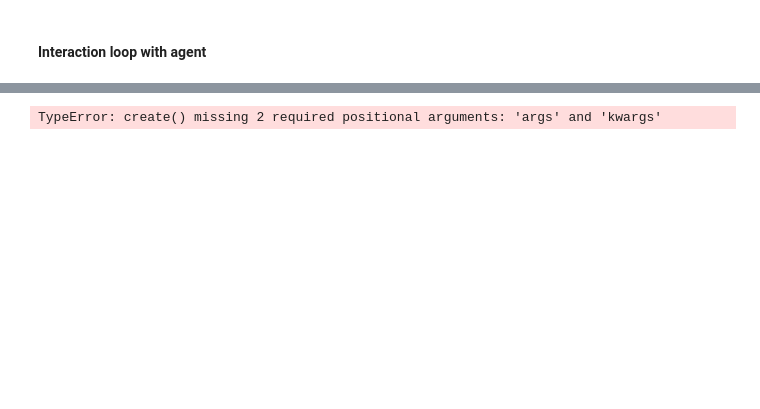
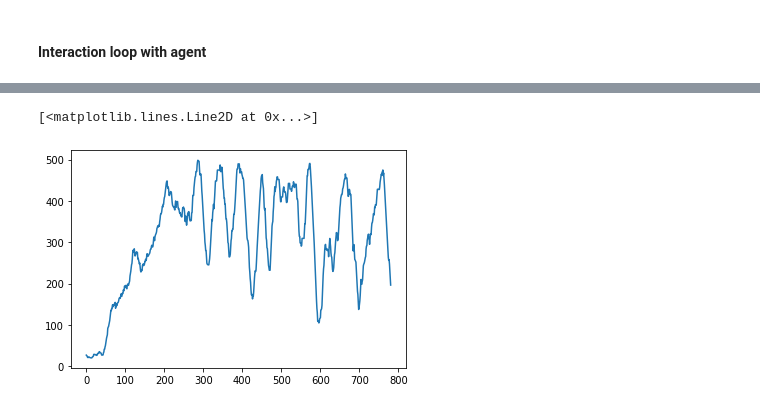
Before and after one commit to PierreMsy/DRL_navigation, a Jupyter notebook: notebooks/230313_cart_pole.ipynb, the cells around one changed output, grey strips where cells are left out. Cells and saved outputs as stored; diff of their text form; code cells hidden in the pictures; blank space fills up the shorter version.

Commit message:
[feature] solve Cart pole with a dummy body.

```diff
--- a/notebooks/230313_cart_pole.ipynb
+++ b/notebooks/230313_cart_pole.ipynb
@@ -50,8 +51,3 @@ state size: 4
 action space: Discrete(2)
 # %% [markdown]
 #### Random interaction loop
-# %%
-observation, info = env.reset()
-print(observation)
-action = env.action_space.sample()
-observation, reward, terminated, truncated, info = env.step(action)
@@ -99,0 +106,35 @@ AttributeError: 'AgentConfiguration' object has no attribute 'network'
+# %%
+%%time
+
+N_EPISODES = 800
+render = None # "human"
+
+# records
+scores = []
+actions = []
+
+env = gym.make('CartPole-v1', render_mode=render)
+
+for i in tqdm(range(1, N_EPISODES + 1)):
+
+    score, step = 0, 0
+    state, _ = env.reset()
+
+    while True:
+
+        action = agent.act(state)
+        next_state, reward, terminated, truncated, info = env.step(action)
+        done = terminated | truncated
+        agent.step(state, action, reward, next_state, done)
+
+
+        score += reward
+        state = next_state
+        step += 1
+        actions.append(action)
+
+        if (done | (step > 500)):
+            scores.append(score)
+            break
+
+env.close()
@@ -100,7 +143,20 @@ AttributeError: 'AgentConfiguration' object has no attribute 'network'
+# %%
+window_size = 20
+plt.plot(np.convolve(scores, np.ones(window_size)/window_size, mode='valid'))
+# %% [output]
+[<matplotlib.lines.Line2D at 0x...>]
+[figure, added]
 # %%
-context = Context(state_size=state_size, action_size=action_size)
-config = AgentConfiguration()
+context = Context(
+    state_size=state_size,
+    action_size=action_size,
+    input_type='vector'
+)
+config = AgentConfiguration(
+    network_body={
+        'type': 'dummy',
+        'input_size': state_size
+    }
+)
 
 agent = Agent_DQN_pixel(context, config)
-# %% [output]
-TypeError: create() missing 2 required positional arguments: 'args' and 'kwargs'
```
Also changed, not shown: parts of 11 cells of this notebook, 4 other files.
